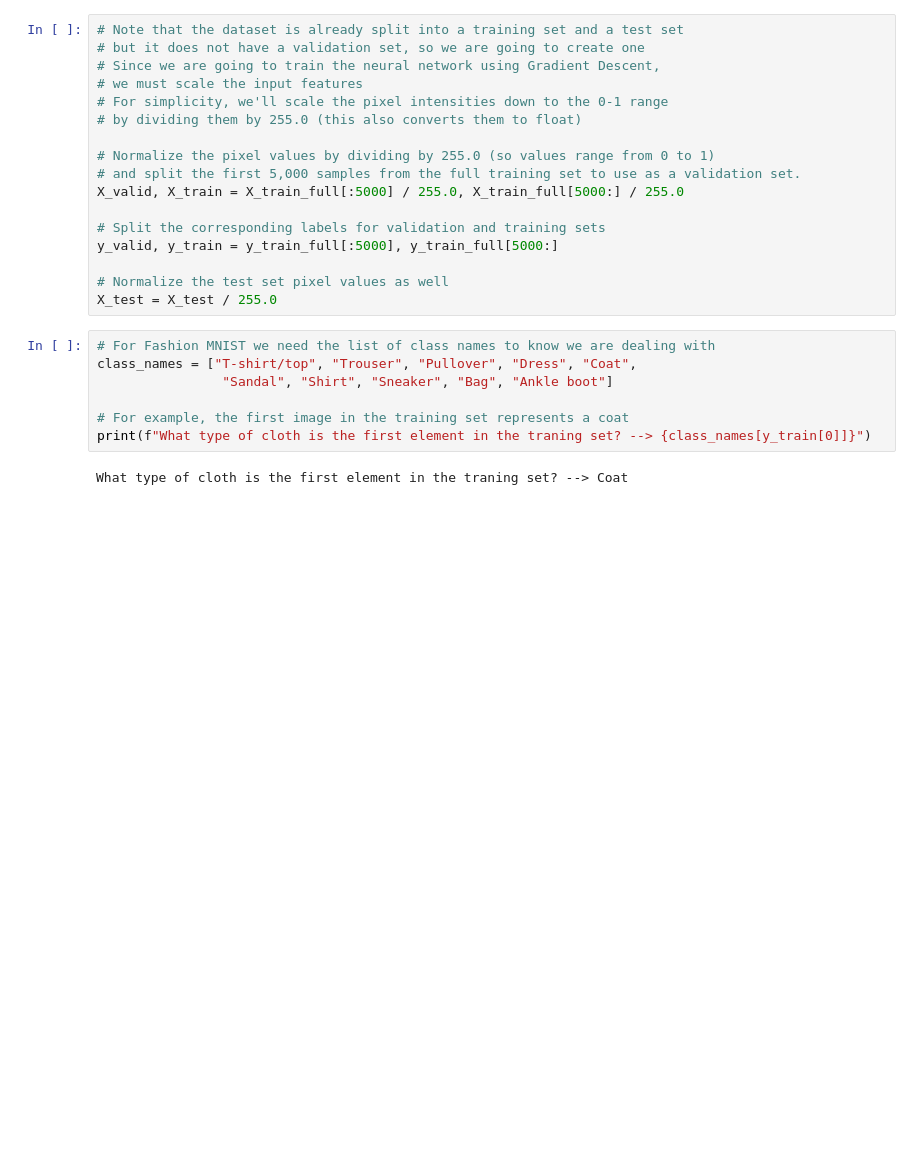
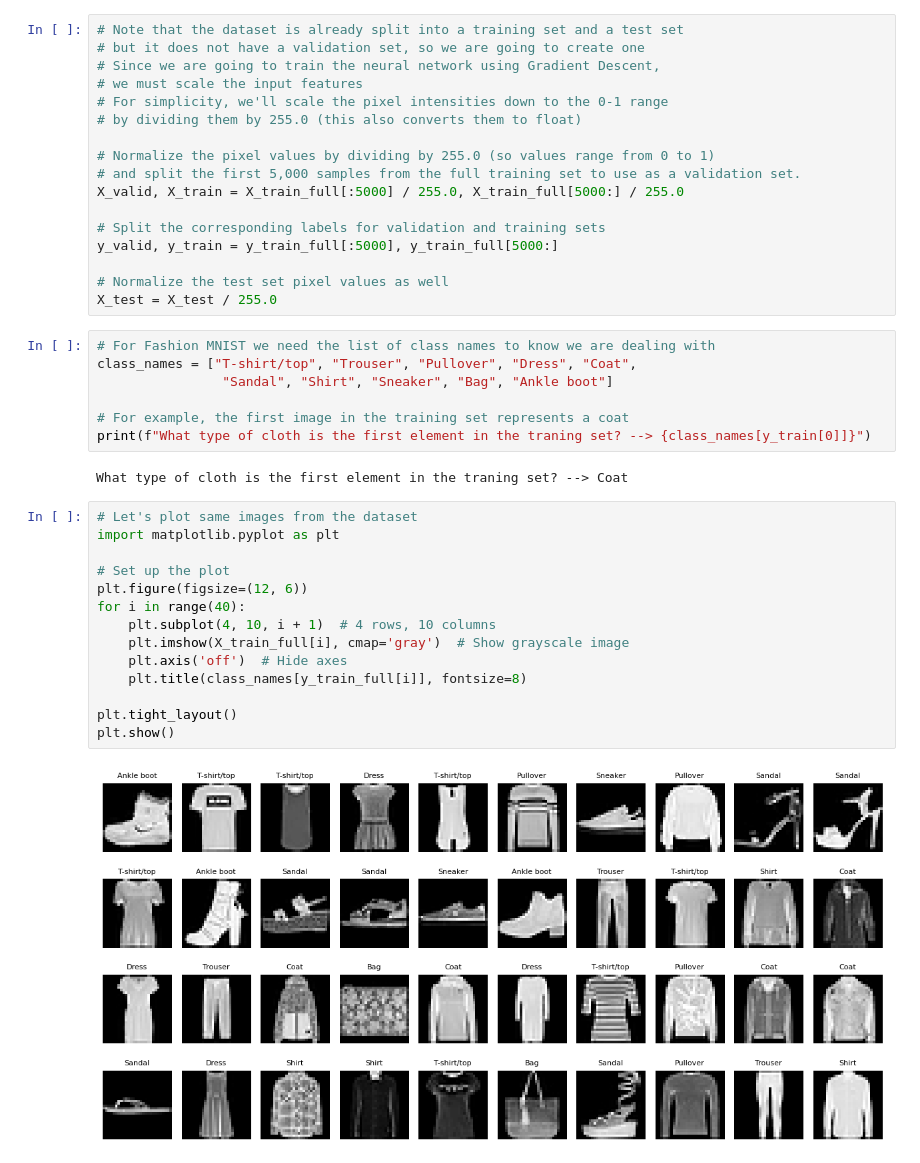
Before and after one commit to jquelas/hands_on_machine_learning, a Jupyter notebook: C10 - Artificial Neural Networks with Keras/2-Image Classifier.ipynb, the cells around one changed output. Cells and saved outputs as stored; diff of their text form; blank space fills up the shorter version.

```diff
--- a/C10 - Artificial Neural Networks with Keras/2-Image Classifier.ipynb
+++ b/C10 - Artificial Neural Networks with Keras/2-Image Classifier.ipynb
@@ -74,3 +74,19 @@ class_names = ["T-shirt/top", "Trouser", "Pullover", "Dress", "Coat",
 print(f"What type of cloth is the first element in the traning set? --> {class_names[y_train[0]]}")
 # %% [output]
 What type of cloth is the first element in the traning set? --> Coat
+# %%
+# Let's plot same images from the dataset
+import matplotlib.pyplot as plt
+
+# Set up the plot
+plt.figure(figsize=(12, 6))
+for i in range(40):
+    plt.subplot(4, 10, i + 1)  # 4 rows, 10 columns
+    plt.imshow(X_train_full[i], cmap='gray')  # Show grayscale image
+    plt.axis('off')  # Hide axes
+    plt.title(class_names[y_train_full[i]], fontsize=8)
+
+plt.tight_layout()
+plt.show()
+# %% [output]
+[figure, added]
```
Also changed, not shown: parts of 3 cells of this notebook.
